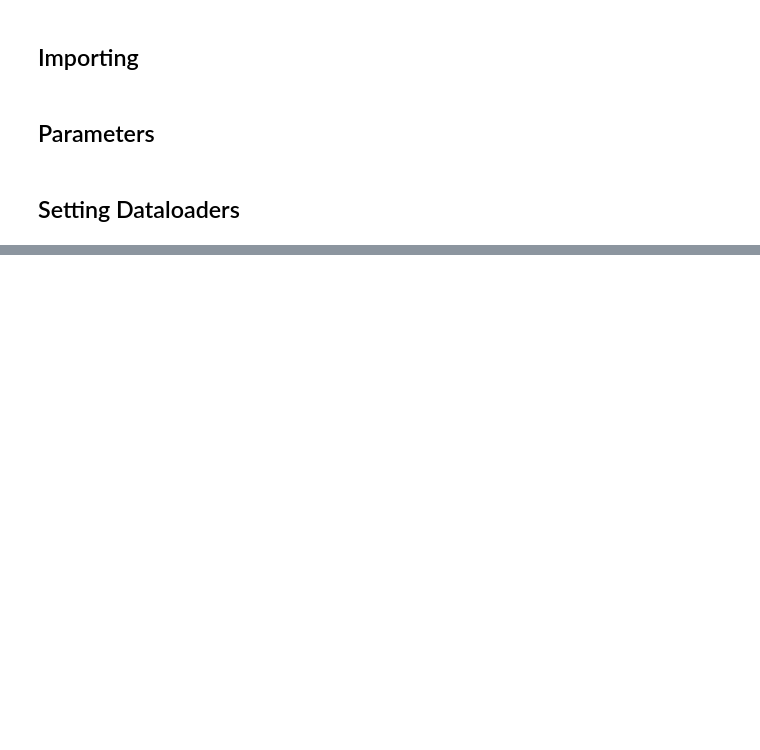
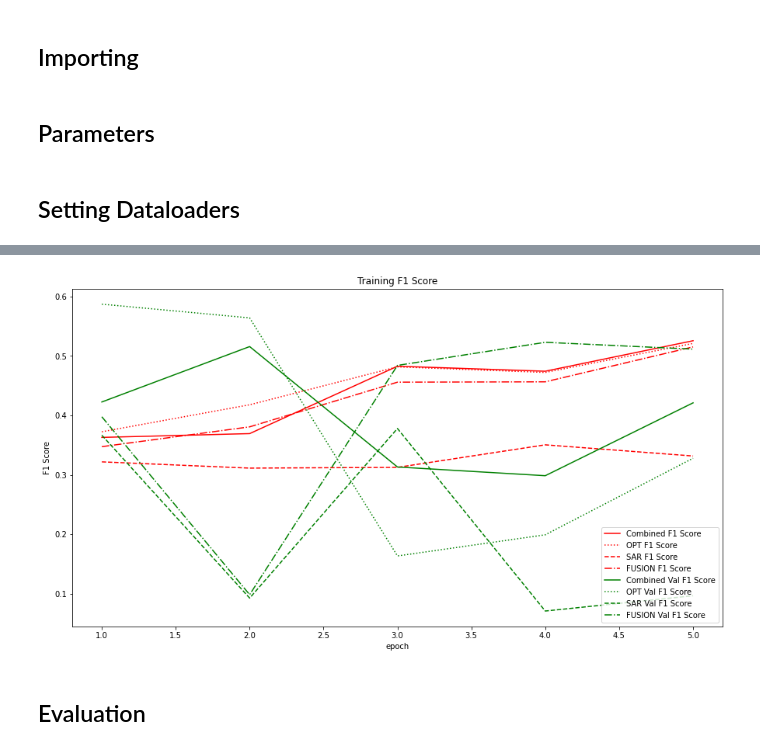
Before and after one commit to felferrari/cross-fusion, a Jupyter notebook: Train Model.ipynb, the cells around one changed output, grey strips where cells are left out. Saved outputs shown, nothing was run; the diff lists cells and outputs as text; code cells hidden in the pictures; blank space fills up the shorter version.

```diff
--- a/Train Model.ipynb
+++ b/Train Model.ipynb
@@ -50,0 +186,23 @@ dl_train = DataLoader(
+# %%
+plt.figure(figsize=(15, 8))
+x = np.arange(len(history.history['loss']))+1
+plt.plot(x, history.history['combined_f1score'], 'r-',label='Combined F1 Score')
+plt.plot(x, history.history['opt_f1score'], 'r:',label='OPT F1 Score')
+plt.plot(x, history.history['sar_f1score'], 'r--',label='SAR F1 Score')
+plt.plot(x, history.history['fusion_f1score'], 'r-.',label='FUSION F1 Score')
+
+plt.plot(x, history.history['val_combined_f1score'], 'g-',label='Combined Val F1 Score')
+plt.plot(x, history.history['val_opt_f1score'], 'g:',label='OPT Val F1 Score')
+plt.plot(x, history.history['val_sar_f1score'], 'g--',label='SAR Val F1 Score')
+plt.plot(x, history.history['val_fusion_f1score'], 'g-.',label='FUSION Val F1 Score')
+
+plt.title('Training F1 Score')
+plt.ylabel('F1 Score')
+plt.xlabel('epoch')
+plt.legend(loc='lower right')
+plt.savefig('graphics/F1score.png')
+plt.show()
+# %% [output]
+[figure, added]
+# %% [markdown]
+## Evaluation
```
Also changed, not shown: parts of 10 cells of this notebook, 19 other files.
